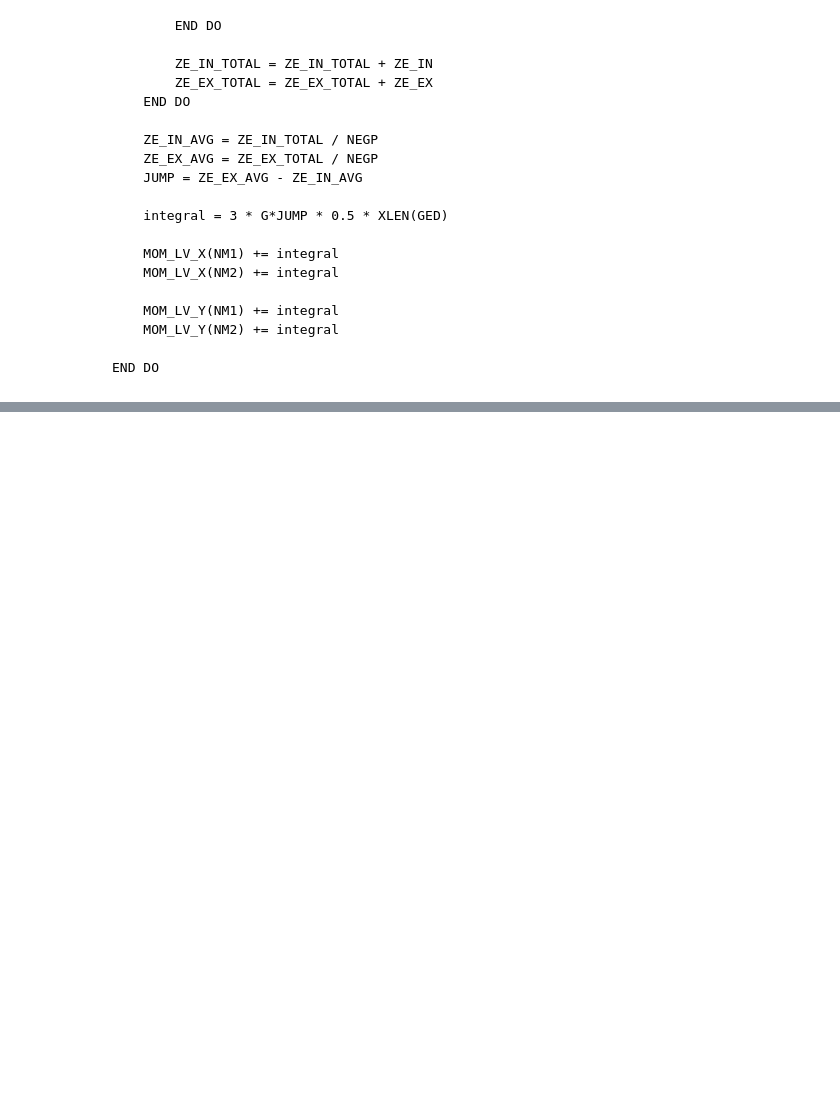
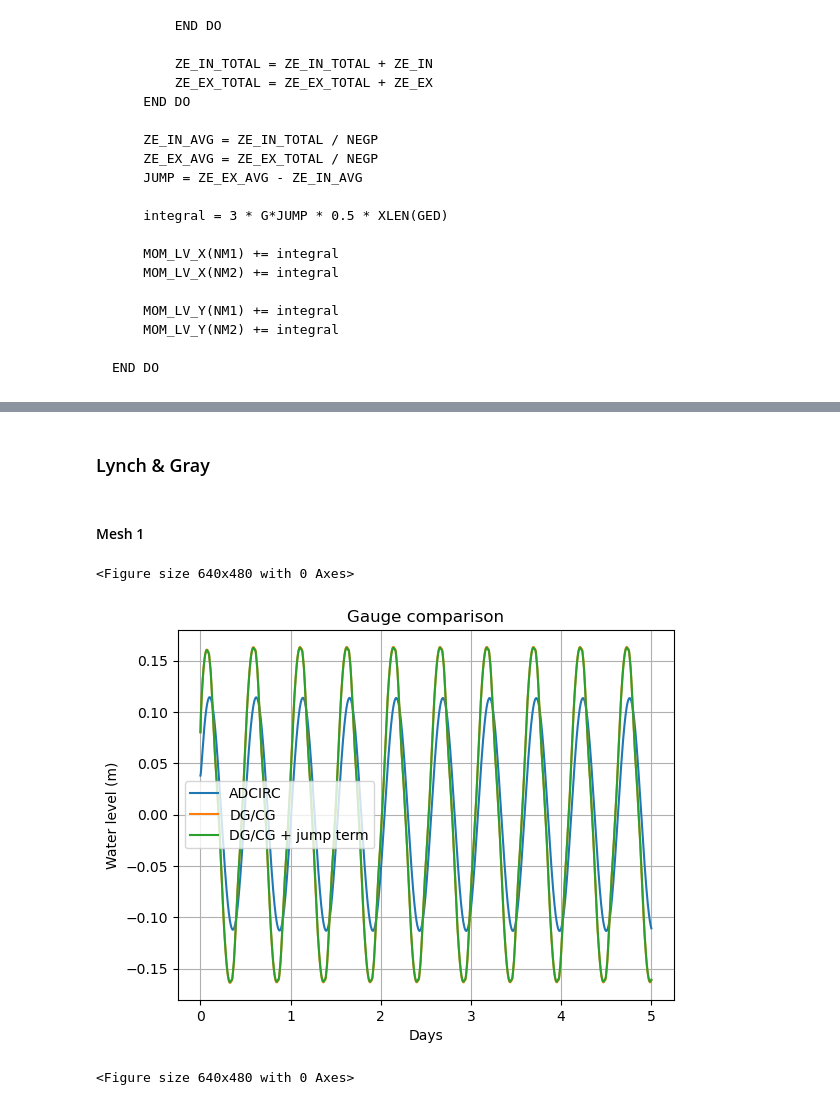
Before and after one commit to namo626/adcirc-notebooks, a Jupyter notebook: stabilized.ipynb, the cells around one changed output, grey strips where cells are left out. Drawn from its saved outputs; the diff is of its cells as text; code cells hidden in the pictures; blank space fills up the shorter version.

```diff
--- a/stabilized.ipynb
+++ b/stabilized.ipynb
@@ -70,0 +97,17 @@ END DO
+# %% [markdown]
+### Lynch & Gray
+# %% [markdown]
+#### Mesh 1
+# %%
+st = 1
+ps = [
+    ('LynchGray/Mesh1/fort.61.adc', 'ADCIRC'),
+    ('LynchGray/Mesh1/fort.61.coupling', 'DG/CG'),
+    ('LynchGray/Mesh1/fort.61.stab', 'DG/CG + jump term')
+
+]
+f = plot_station(st, ps)
+# %% [output]
+<Figure size 640x480 with 0 Axes>
+[figure, added]
+<Figure size 640x480 with 0 Axes>
```
Also changed, not shown: parts of 13 cells of this notebook, 3 other files.
